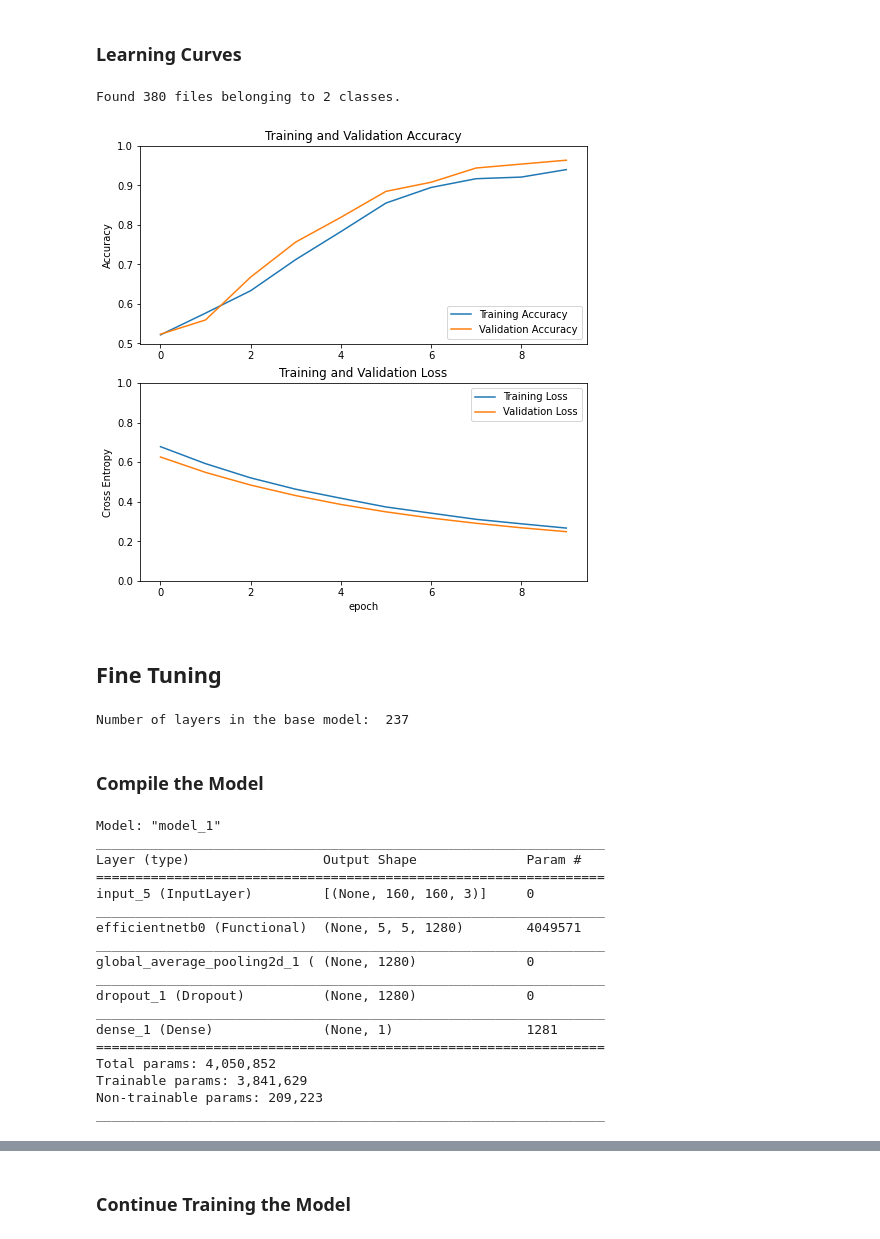
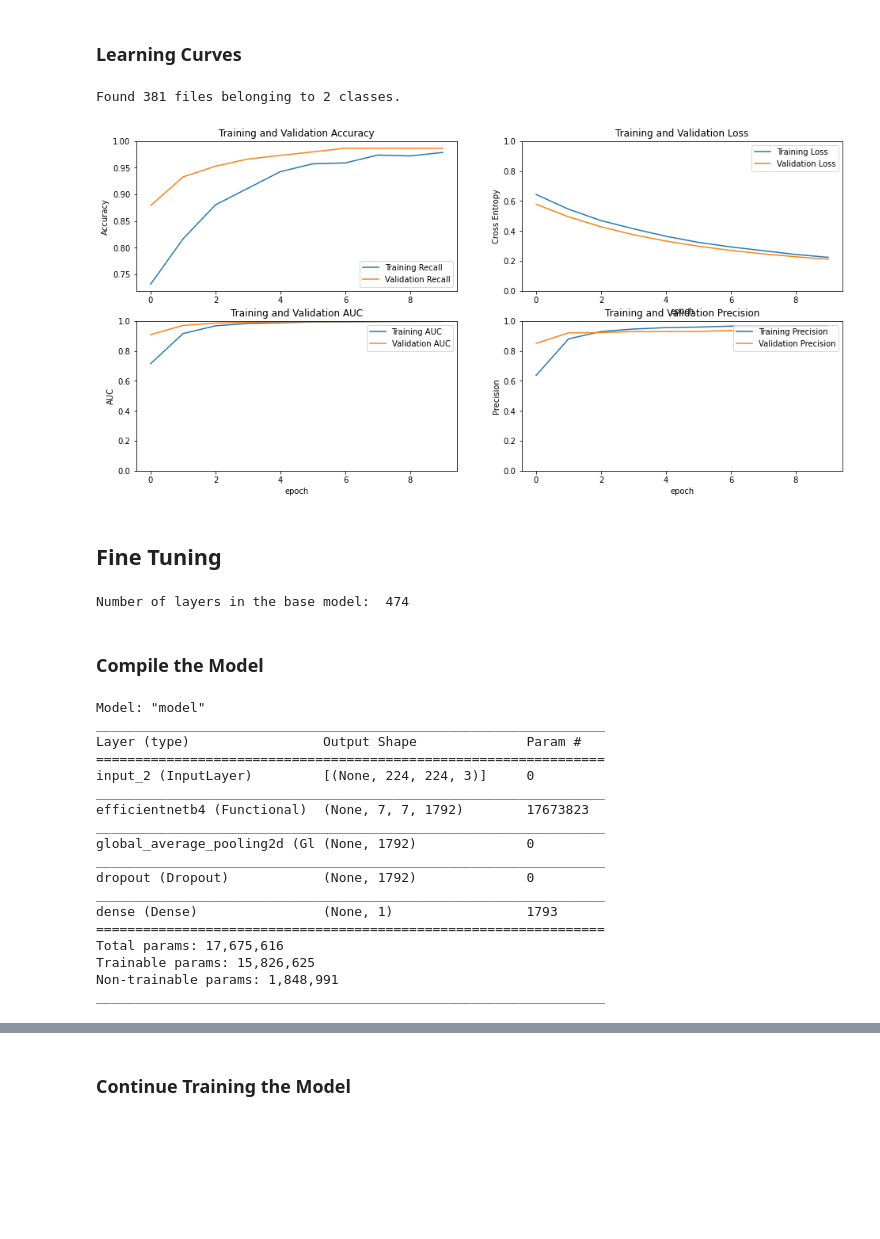
Before and after one commit to charliegallop/FireIdentificationmCNN, a Jupyter notebook: code/Notebooks/TL_EfficientNetB4.ipynb, the cells around one changed output, grey strips where cells are left out. Cells and saved outputs as stored; diff of their text form; code cells hidden in the pictures; blank space fills up the shorter version.

Commit message:
refactored some of the model code and have used the TL models of interest

```diff
--- a/code/Notebooks/TL_EfficientNetB4.ipynb
+++ b/code/Notebooks/TL_EfficientNetB4.ipynb
@@ -30,7 +34,7 @@ display(img)
 # %%
 batch_size = 32
-img_height = 160
-img_width = 160
+img_height = 224
+img_width = 224
 
 # Validation split 80/20
 
@@ -159,7 +158,7 @@ print(feature_batch_average.shape)
 # %% [output]
 (32, 1792)
 # %%
-prediction_layer = tf.keras.layers.Dense(1)
+prediction_layer = tf.keras.layers.Dense(1, activation = 'sigmoid')
 prediction_batch = prediction_layer(feature_batch_average)
 print(prediction_batch.shape)
 # %% [output]
@@ -167,7 +166,7 @@ print(prediction_batch.shape)
 # %% [markdown]
 ### Chain together the model
 # %%
-inputs = tf.keras.Input(shape = (160, 160, 3))
+inputs = tf.keras.Input(shape = (IMG_SHAPE))
 x = base_model(inputs, training = False)
 x = global_average_layer(x)
 x = tf.keras.layers.Dropout(0.2)(x)
@@ -176,10 +175,13 @@ model = tf.keras.Model(inputs, outputs)
 # %% [markdown]
 ### Compile the model
 # %%
+# Useful metrics paper:
+# https://www.tensorflow.org/tutorials/structured_data/imbalanced_data
+
 base_learning_rate = 0.0001
 model.compile(optimizer = tf.keras.optimizers.Adam(learning_rate = base_learning_rate),
               loss = tf.keras.losses.BinaryCrossentropy(from_logits=(True)),
-              metrics = ['accuracy'])
+              metrics = [tf.keras.metrics.Precision(name = "precision"), tf.keras.metrics.Recall(name = "recall"),tf.keras.metrics.AUC(name = "auc")] )
 # %%
 
 model.summary()
@@ -244,40 +250,64 @@ Epoch 10/10
 # %% [markdown]
 ### Learning Curves
 # %%
-acc = history.history['accuracy']
-val_acc = history.history['val_accuracy']
+recall = history.history['recall']
+val_recall = history.history['val_recall']
 
 loss = history.history['loss']
 val_loss = history.history['val_loss']
 
-plt.figure(figsize = (8, 8))
-plt.subplot(2, 1, 1)
-plt.plot(acc, label = 'Training Accuracy')
-plt.plot(val_acc, label='Validation Accuracy')
+auc = history.history['auc']
+val_auc = history.history['val_auc']
+
+precision = history.history['precision']
+val_pre = history.history['val_precision']
+
+plt.figure(figsize = (16, 16))
+plt.subplot(4, 2, 1)
+plt.plot(recall, label = 'Training Recall')
+plt.plot(val_recall, label='Validation Recall')
 plt.legend(loc='lower right')
 plt.ylabel('Accuracy')
 plt.ylim([min(plt.ylim()),1])
 plt.title('Training and Validation Accuracy')
 test_ds = tf.keras.preprocessing.image_dataset_from_directory(
     test_dir,
     shuffle = True,
     seed = 123,
     image_size = (img_height, img_width),
     batch_size = batch_size
     )
 
-plt.subplot(2, 1, 2)
+plt.subplot(4, 2, 2)
 plt.plot(loss, label='Training Loss')
 plt.plot(val_loss, label='Validation Loss')
 plt.legend(loc='upper right')
 plt.ylabel('Cross Entropy')
 plt.ylim([0,1.0])
 plt.title('Training and Validation Loss')
 plt.xlabel('epoch')
+
+plt.subplot(4, 2, 3)
+plt.plot(auc, label = 'Training AUC')
+plt.plot(val_auc, label='Validation AUC')
+plt.legend(loc='upper right')
+plt.ylabel('AUC')
+plt.ylim([0,1.0])
+plt.title('Training and Validation AUC')
+plt.xlabel('epoch')
+
+plt.subplot(4, 2, 4)
+plt.plot(precision, label = 'Training Precision')
+plt.plot(val_pre, label='Validation Precision')
+plt.legend(loc='upper right')
+plt.ylabel('Precision')
+plt.ylim([0,1.0])
+plt.title('Training and Validation Precision')
+plt.xlabel('epoch')
 plt.show()
 # %% [output]
-Found 380 files belonging to 2 classes.
+Found 381 files belonging to 2 classes.
-[figure, old version]
+[figure, new version]
 # %% [markdown]
 ## Fine Tuning
 # %%
@@ -291,6 +321,6 @@ base_model.trainable = True
 # Let's take a look to see how many layers are in the base model
 print("Number of layers in the base model: ", len(base_model.layers))
 # %% [output]
-Number of layers in the base model:  237
+Number of layers in the base model:  474
 # %%
 # Fine-tune from this layer onwards
@@ -307,27 +337,27 @@ for layer in base_model.layers[:fine_tune_at]:
 
 model.compile(loss = tf.keras.losses.BinaryCrossentropy(from_logits = True),
               optimizer = tf.keras.optimizers.RMSprop(learning_rate = base_learning_rate/10),
-              metrics = ['accuracy'])
+              metrics = [tf.keras.metrics.Precision(name = "precision"), tf.keras.metrics.Recall(name = "recall"),tf.keras.metrics.AUC(name = "auc")])
 
 model.summary()
 # %% [output]
-Model: "model_1"
+Model: "model"
 _________________________________________________________________
 Layer (type)                 Output Shape              Param #
 =================================================================
-input_5 (InputLayer)         [(None, 160, 160, 3)]     0
+input_2 (InputLayer)         [(None, 224, 224, 3)]     0
 _________________________________________________________________
-efficientnetb0 (Functional)  (None, 5, 5, 1280)        4049571
+efficientnetb4 (Functional)  (None, 7, 7, 1792)        17673823
 _________________________________________________________________
-global_average_pooling2d_1 ( (None, 1280)              0
+global_average_pooling2d (Gl (None, 1792)              0
 _________________________________________________________________
-dropout_1 (Dropout)          (None, 1280)              0
+dropout (Dropout)            (None, 1792)              0
 _________________________________________________________________
-dense_1 (Dense)              (None, 1)                 1281
+dense (Dense)                (None, 1)                 1793
 =================================================================
-Total params: 4,050,852
-Trainable params: 3,841,629
-Non-trainable params: 209,223
+Total params: 17,675,616
+Trainable params: 15,826,625
+Non-trainable params: 1,848,991
 _________________________________________________________________
 # %%
 print(len(model.trainable_variables))
```
Also changed, not shown: parts of 28 cells of this notebook, 5 other files.
